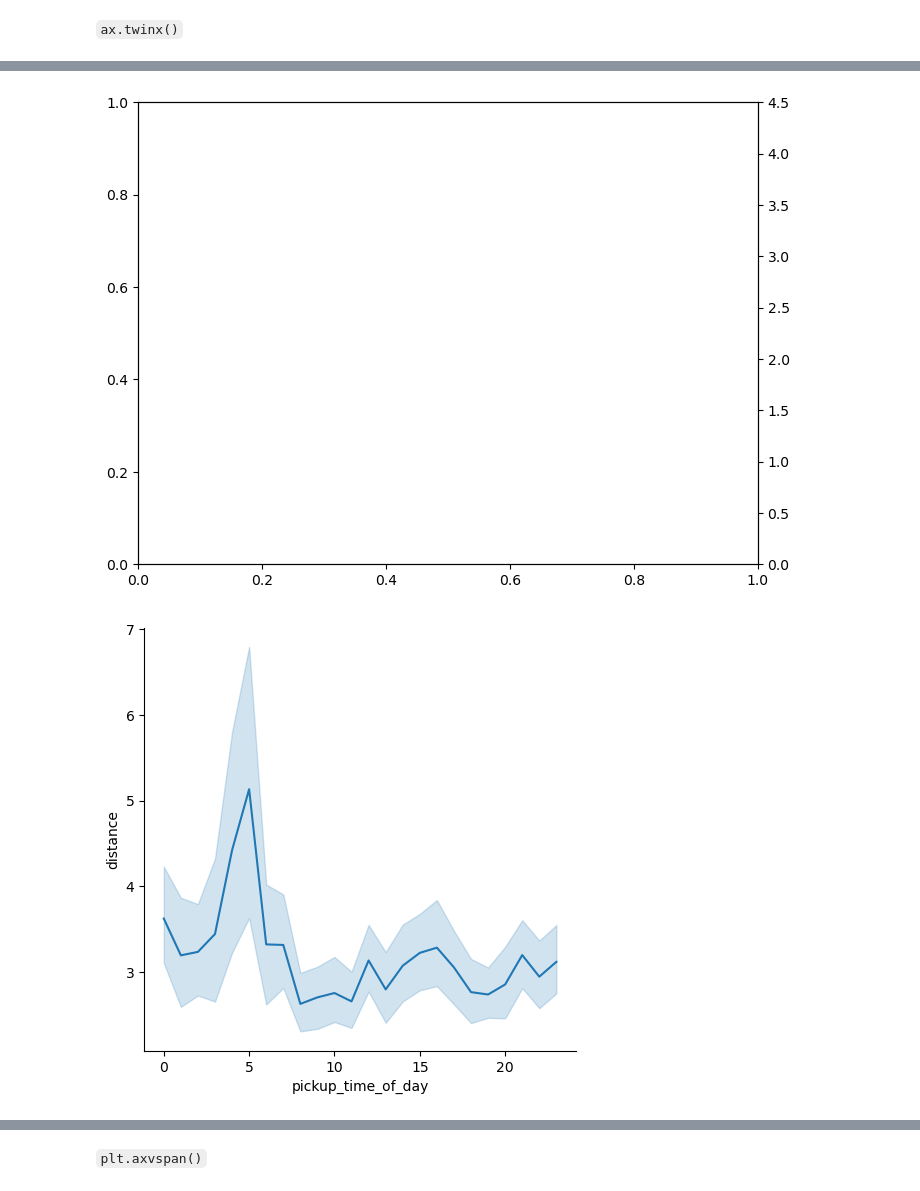
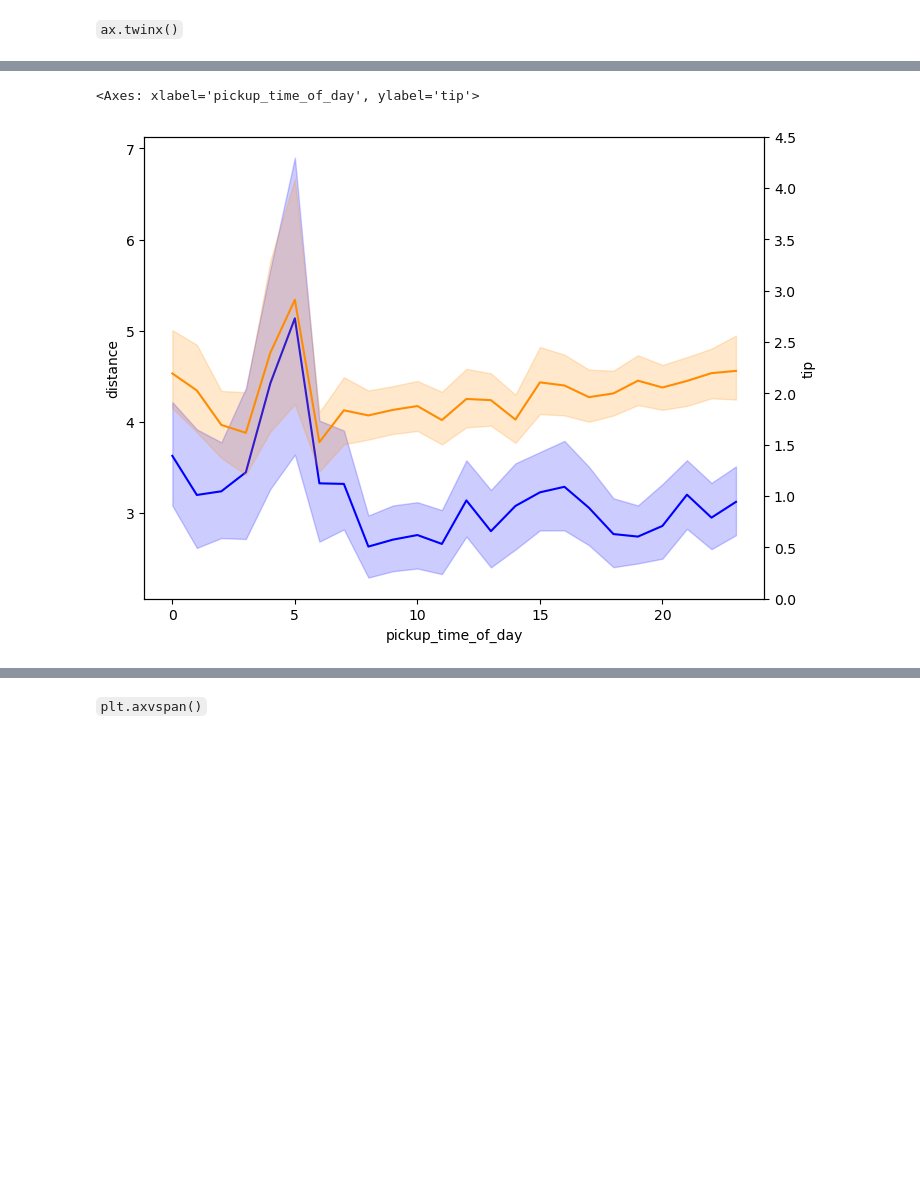
Before and after one commit to jkantorow/nucommlab-datavis-workshop, a Jupyter notebook: day-3/using_seaborn_and_matplotlib_together.ipynb, the cells around one changed output, grey strips where cells are left out. Saved outputs shown, nothing was run; the diff lists cells and outputs as text; code cells hidden in the pictures; blank space fills up the shorter version.

```diff
--- a/day-3/using_seaborn_and_matplotlib_together.ipynb
+++ b/day-3/using_seaborn_and_matplotlib_together.ipynb
@@ -67,23 +67,18 @@ ax2 = sns.relplot(
 # %%
 fig, ax1 = plt.subplots(figsize=(8, 6))
-
-# Not doing what I want it to so far: need to figure out how to correctly
-# seaborn plots to Axes objects or if a different syntax is required
 
 ax2 = ax1.twinx()
 ax2.set_ylim(0, 4.5)
 
-ax1 = sns.relplot(
-    data=df, kind='line',
-    x='pickup_time_of_day',
-    y='distance',
+sns.lineplot(
+    data=df, x='pickup_time_of_day', y='distance',
+    ax=ax1, color='blue'
 )
 
-ax2 = sns.relplot(
-    data=df, kind='line',
-    x='pickup_time_of_day',
-    y='tip'
+sns.lineplot(
+    data=df, x='pickup_time_of_day', y='tip',
+    ax=ax2, color='darkorange'
 )
 # %% [output]
+<Axes: xlabel='pickup_time_of_day', ylabel='tip'>
-[figure, old version]
+[figure, new version]
-[figure, removed]
```
Also changed, not shown: parts of 9 cells of this notebook.
